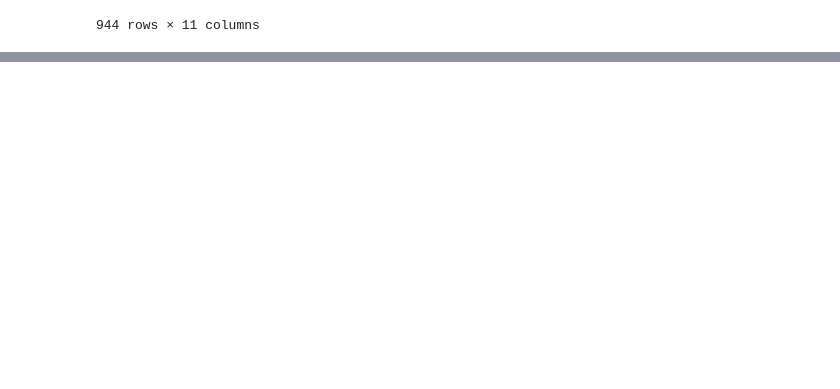
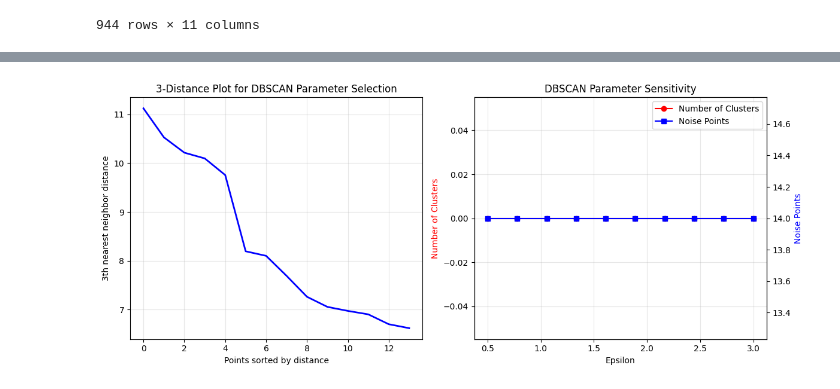
Before and after one commit to wkandersen/02807-computational-data-science, a Jupyter notebook: tf-idf.ipynb, the cells around one changed output, grey strips where cells are left out. Drawn from its saved outputs; the diff is of its cells as text; code cells hidden in the pictures; blank space fills up the shorter version.

```diff
--- a/tf-idf.ipynb
+++ b/tf-idf.ipynb
@@ -346,0 +1200,81 @@ df_genre_emotions_mean
+# %%
+# DBSCAN Clustering Analysis
+from sklearn.cluster import DBSCAN
+from sklearn.neighbors import NearestNeighbors
+
+def find_optimal_dbscan_params(features, k=4):
+    """
+    Find optimal epsilon parameter for DBSCAN using k-distance plot
+    """
+    print("=== FINDING OPTIMAL DBSCAN PARAMETERS ===")
+
+    # Calculate k-distances
+    neighbors = NearestNeighbors(n_neighbors=k)
+    neighbors_fit = neighbors.fit(features)
+    distances, indices = neighbors_fit.kneighbors(features)
+
+    # Sort distances for k-distance plot
+    k_distances = np.sort(distances[:, k-1])[::-1]
+
+    # Create k-distance plot
+    plt.figure(figsize=(12, 5))
+
+    plt.subplot(1, 2, 1)
+    plt.plot(range(len(k_distances)), k_distances, 'b-', linewidth=2)
+    plt.title(f'{k}-Distance Plot for DBSCAN Parameter Selection')
+    plt.xlabel('Points sorted by distance')
+    plt.ylabel(f'{k}th nearest neighbor distance')
+    plt.grid(True, alpha=0.3)
+
+    # Try different epsilon values
+    eps_values = np.linspace(0.5, 3.0, 10)
+    n_clusters_list = []
+    n_noise_list = []
+
+    for eps in eps_values:
+        dbscan = DBSCAN(eps=eps, min_samples=2)
+        labels = dbscan.fit_predict(features)
+        n_clusters = len(set(labels)) - (1 if -1 in labels else 0)
+        n_noise = list(labels).count(-1)
+        n_clusters_list.append(n_clusters)
+        n_noise_list.append(n_noise)
+
+    # Plot parameter sensitivity
+    plt.subplot(1, 2, 2)
+    ax1 = plt.gca()
+    ax2 = ax1.twinx()
+
+    line1 = ax1.plot(eps_values, n_clusters_list, 'r-o', label='Number of Clusters')
+    line2 = ax2.plot(eps_values, n_noise_list, 'b-s', label='Noise Points')
+
+    ax1.set_xlabel('Epsilon')
+    ax1.set_ylabel('Number of Clusters', color='red')
+    ax2.set_ylabel('Noise Points', color='blue')
+    ax1.set_title('DBSCAN Parameter Sensitivity')
+    ax1.grid(True, alpha=0.3)
+
+    # Combine legends
+    lines = line1 + line2
+    labels = [l.get_label() for l in lines]
+    ax1.legend(lines, labels, loc='upper right')
+
+    plt.tight_layout()
+    plt.show()
+
+    # Suggest optimal epsilon (where number of clusters stabilizes)
+    optimal_idx = np.argmax(np.array(n_clusters_list) > 1)  # First eps with reasonable clusters
+    optimal_eps = eps_values[optimal_idx]
+
+    print(f"\nParameter analysis:")
+    for i, eps in enumerate(eps_values):
+        print(f"eps={eps:.2f}: {n_clusters_list[i]} clusters, {n_noise_list[i]} noise points")
+
+    print(f"\nSuggested optimal eps: {optimal_eps:.2f}")
+
+    return optimal_eps, eps_values, n_clusters_list, n_noise_list
+
+# Find optimal parameters
+optimal_eps, eps_values, n_clusters_list, n_noise_list = find_optimal_dbscan_params(
+    features_scaled_filtered, k=3
+)
+# %% [output]
@@ -346,0 +1282 @@ df_genre_emotions_mean
+[figure, added]
```
Also changed, not shown: parts of 29 cells of this notebook.
